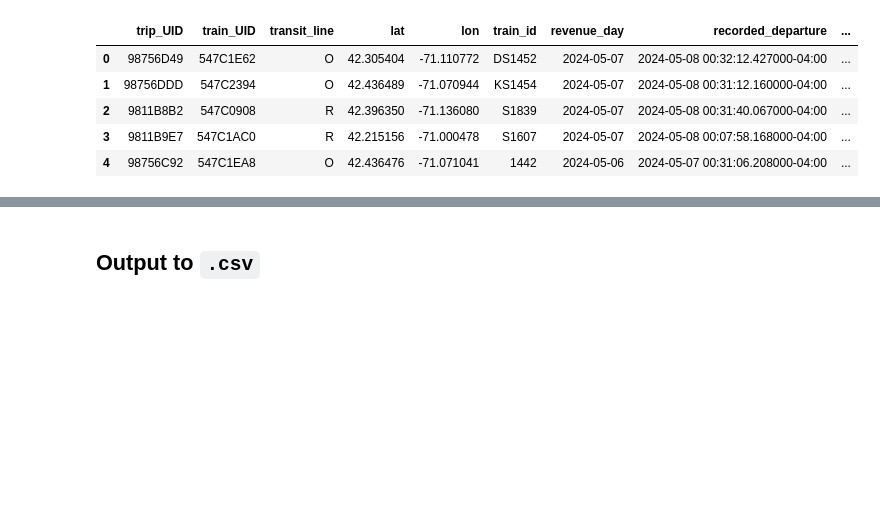
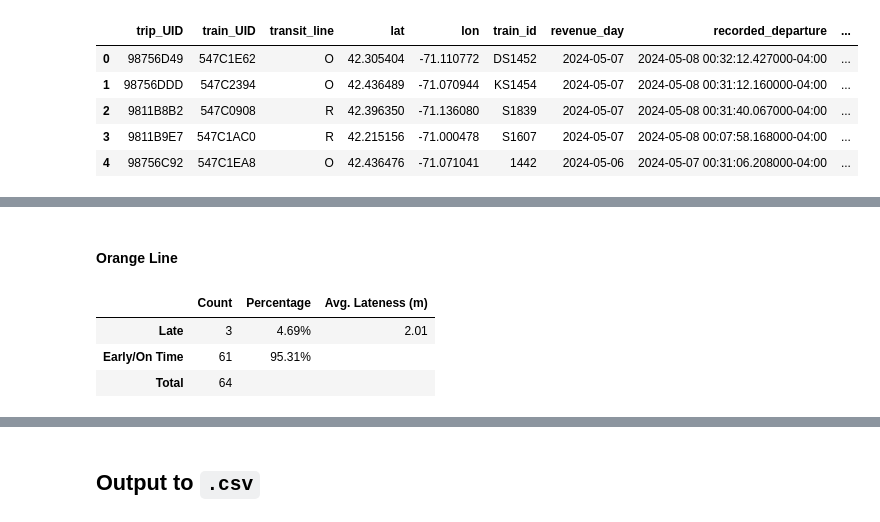
Before and after one commit to ericgulottyjr/LTOTD-Analysis, a Jupyter notebook: ltotd.ipynb, the cells around one changed output, grey strips where cells are left out. Drawn from its saved outputs; the diff is of its cells as text; code cells hidden in the pictures; blank space fills up the shorter version.

```diff
--- a/ltotd.ipynb
+++ b/ltotd.ipynb
@@ -298,0 +421,5 @@ result.head()
+# %%
+# Generate tables for each line
+orange_table = generate_table_for_line('O')
+blue_table = generate_table_for_line('B')
+red_table = generate_table_for_line('R')
@@ -298,0 +444,9 @@ result.head()
+# %% [markdown]
+#### Orange Line
+# %%
+orange_table
+# %% [output]
+|  | Count | Percentage | Avg. Lateness (m) |
+| Late | 3 | 4.69% | 2.01 |
+| Early/On Time | 61 | 95.31% |  |
+| Total | 64 |  |  |
```
Also changed, not shown: parts of 10 cells of this notebook.
